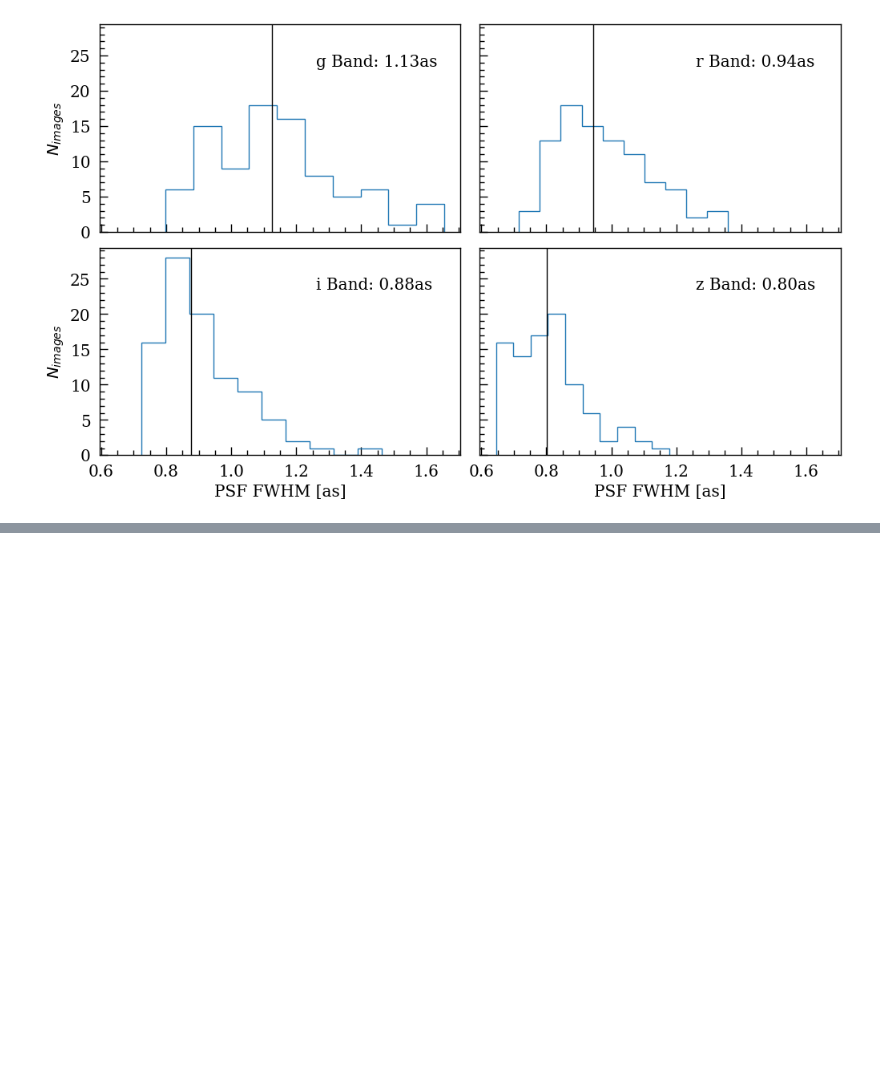
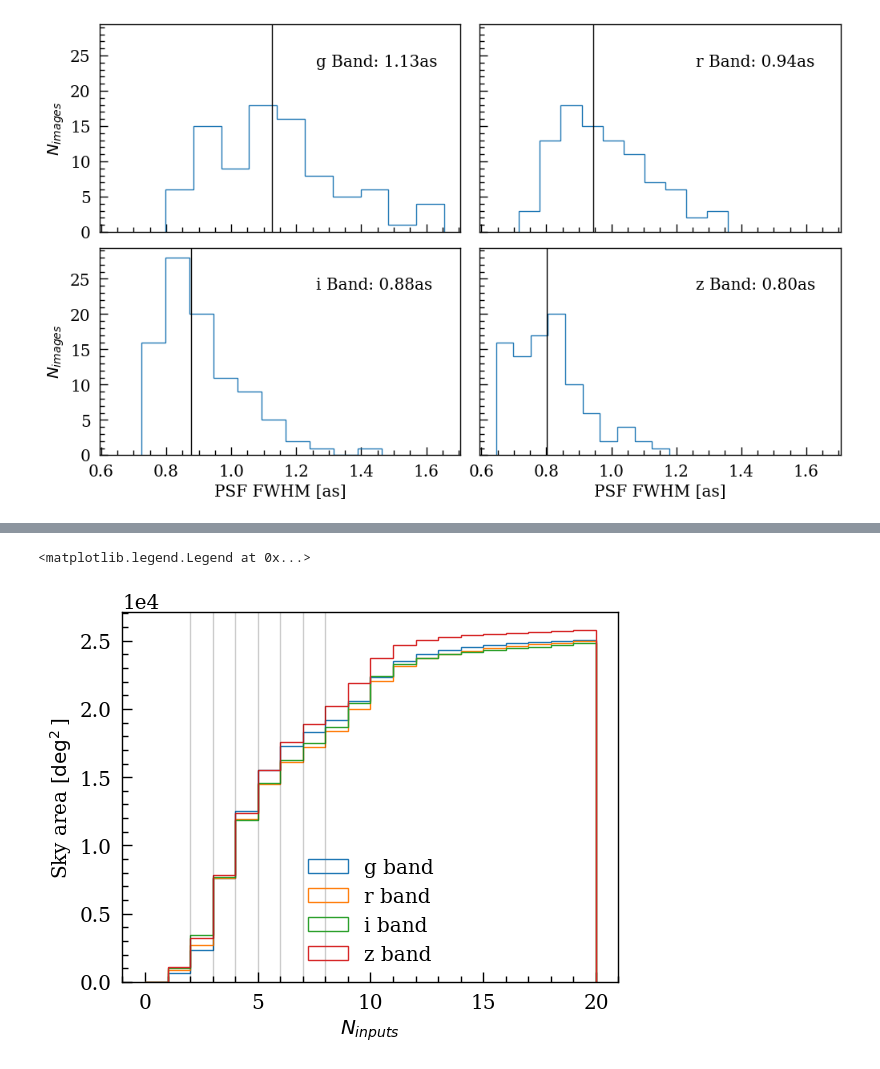
Before and after one commit to lsst-dm/decam_template_tools, a Jupyter notebook: endurance/notebooks/diagnostics.ipynb, the cells around one changed output, grey strips where cells are left out. Drawn from its saved outputs; the diff is of its cells as text; code cells hidden in the pictures; blank space fills up the shorter version.

```diff
--- a/endurance/notebooks/diagnostics.ipynb
+++ b/endurance/notebooks/diagnostics.ipynb
@@ -137,0 +156,23 @@ for ax in axs[:,0]:
+# %%
+fig,ax = plt.subplots()
+for b in bands:
+    msk = band_cov[b]!=0
+    ax.hist(band_cov[b][msk],
+            bins=np.arange(21),
+            label=f'{b} band',
+            weights=np.full(np.shape(band_cov[b][msk]),hp.nside2pixarea(NSIDE,degrees=True)),
+            histtype='step',
+            cumulative=True,
+           )
+ax.set_xlabel("Ninputs")
+ax.set_ylabel("Sky area [$\deg^2$]")
+
+for lvl in np.arange(2,9):
+    ax.axvline(lvl,
+               alpha=0.2
+              )
+
+ax.legend()
+# %% [output]
+<matplotlib.legend.Legend at 0x...>
+[figure, added]
```
Also changed, not shown: parts of 5 cells of this notebook, 7 other files.
